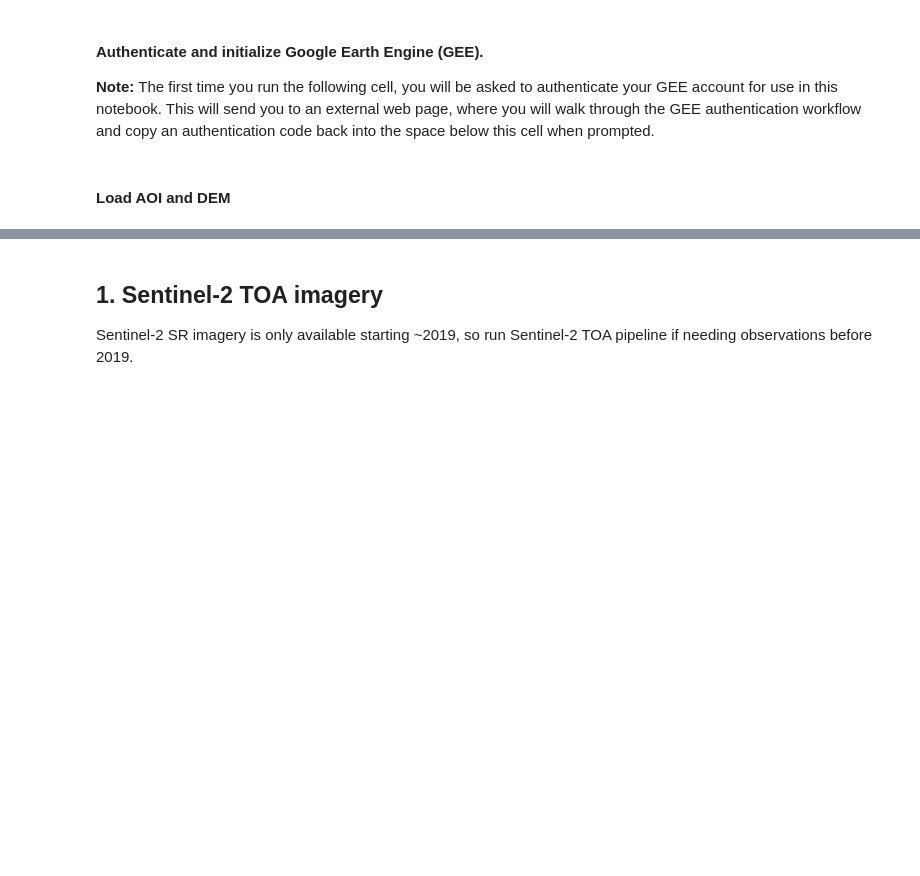
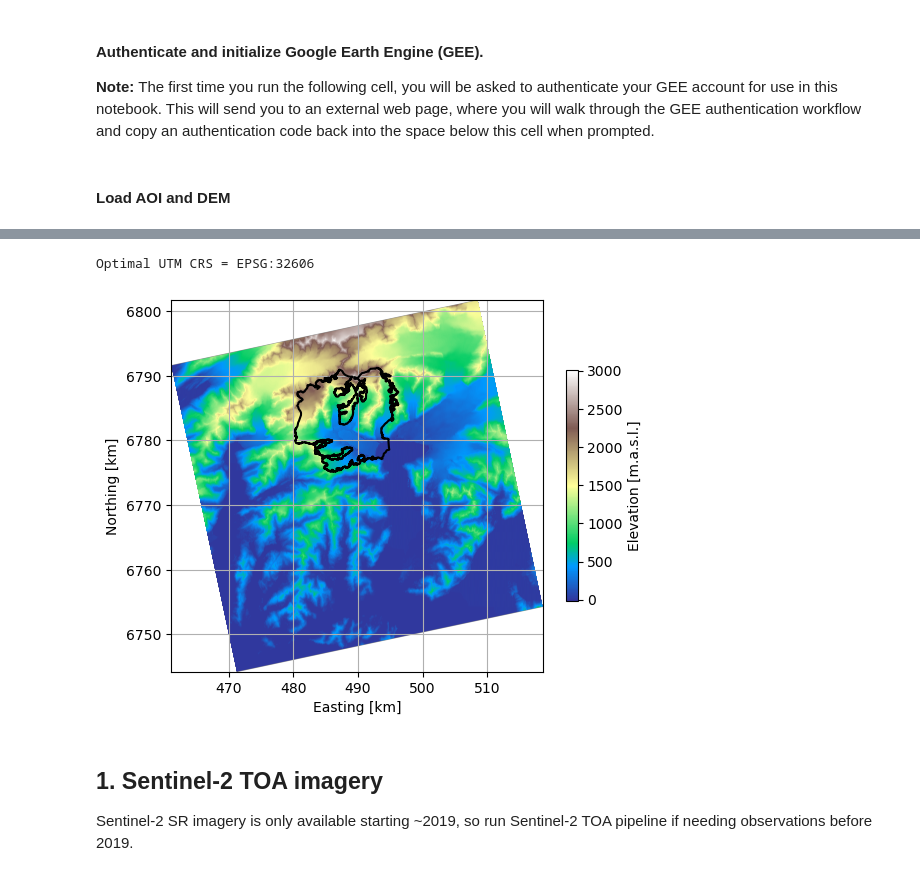
Before and after one commit to RaineyAbe/glacier-snow-cover-mapping, a Jupyter notebook: notebooks/snow_classification_pipeline.ipynb, the cells around one changed output, grey strips where cells are left out. Cells and saved outputs as stored; diff of their text form; code cells hidden in the pictures; blank space fills up the shorter version.

```diff
--- a/notebooks/snow_classification_pipeline.ipynb
+++ b/notebooks/snow_classification_pipeline.ipynb
@@ -135,47 +155,47 @@ except:
 # %%
-# -----Load AOI as gpd.GeoDataFrame
-aoi = gpd.read_file(aoi_fn)
-# reproject the AOI to WGS84 to solve for the optimal utm zone
-aoi_wgs = aoi.to_crs('EPSG:4326')
+# -----Convert AOI to gpd.GeoDataFrame
 aoi_wgs_centroid = [aoi_wgs.geometry[0].centroid.xy[0][0],
                     aoi_wgs.geometry[0].centroid.xy[1][0]]
 # grab the optimal UTM zone EPSG code
 epsg_utm = f.convert_wgs_to_utm(aoi_wgs_centroid[0], aoi_wgs_centroid[1])
 print('Optimal UTM CRS = EPSG:' + str(epsg_utm))
 # reproject AOI to the optimal UTM zone
-aoi_utm = aoi.to_crs('EPSG:'+epsg_utm)
+aoi_utm = aoi_wgs.to_crs('EPSG:'+epsg_utm)
 
 # -----Load DEM as Xarray DataSet
 if dem_fn is None:
     # query GEE for DEM
-    dem = f.query_gee_for_dem(aoi_utm, base_path, site_name, dem_path)
+    dem = f.query_gee_for_dem(aoi_utm, base_path, site_name, dem_path) #defaults to the ArcticDEM if there is coverage, otherwise it queries the NASADEM
 else:
     # load DEM as xarray DataSet
     dem = xr.open_dataset(os.path.join(dem_path, dem_fn))
     dem_crs = str(dem.rio.crs.to_epsg())
     dem = f.adjust_dem_data_vars(dem)
     # set no data values to NaN
     dem = xr.where((dem > 1e38) | (dem <= -9999), np.nan, dem)
     # reproject the DEM to the optimal utm zone
     dem = dem.rio.write_crs('EPSG:' + dem_crs)
     if dem_crs is not epsg_utm:
         dem = dem.rio.reproject('EPSG:' + epsg_utm).rio.write_crs('EPSG:'+str(epsg_utm))
 
 # -----Plot
 fig, ax = plt.subplots(1, 1, figsize=(6,6))
 dem_im = ax.imshow(dem.elevation.data, cmap='terrain',
           extent=(np.min(dem.x.data)/1e3, np.max(dem.x.data)/1e3, np.min(dem.y.data)/1e3, np.max(dem.y.data)/1e3))
 if type(aoi_utm.geometry[0])==Polygon:
     ax.plot([x/1e3 for x in aoi_utm.geometry[0].exterior.coords.xy[0]],
             [y/1e3 for y in aoi_utm.geometry[0].exterior.coords.xy[1]], '-k')
 elif type(aoi_utm.geometry[0])==MultiPolygon:
     [ax.plot([x/1e3 for x in geom.exterior.coords.xy[0]],
             [y/1e3 for y in geom.exterior.coords.xy[1]], '-k') for geom in aoi_utm.geometry[0].geoms]
 ax.grid()
 ax.set_xlabel('Easting [km]')
 ax.set_ylabel('Northing [km]')
 fig.colorbar(dem_im, ax=ax, shrink=0.5, label='Elevation [m.a.s.l.]')
 plt.show()
+# %% [output]
+Optimal UTM CRS = EPSG:32606
+[figure, added]
 # %% [markdown]
 ## 1. Sentinel-2 TOA imagery
 
```
Also changed, not shown: parts of 4 cells of this notebook, 1 other file.
